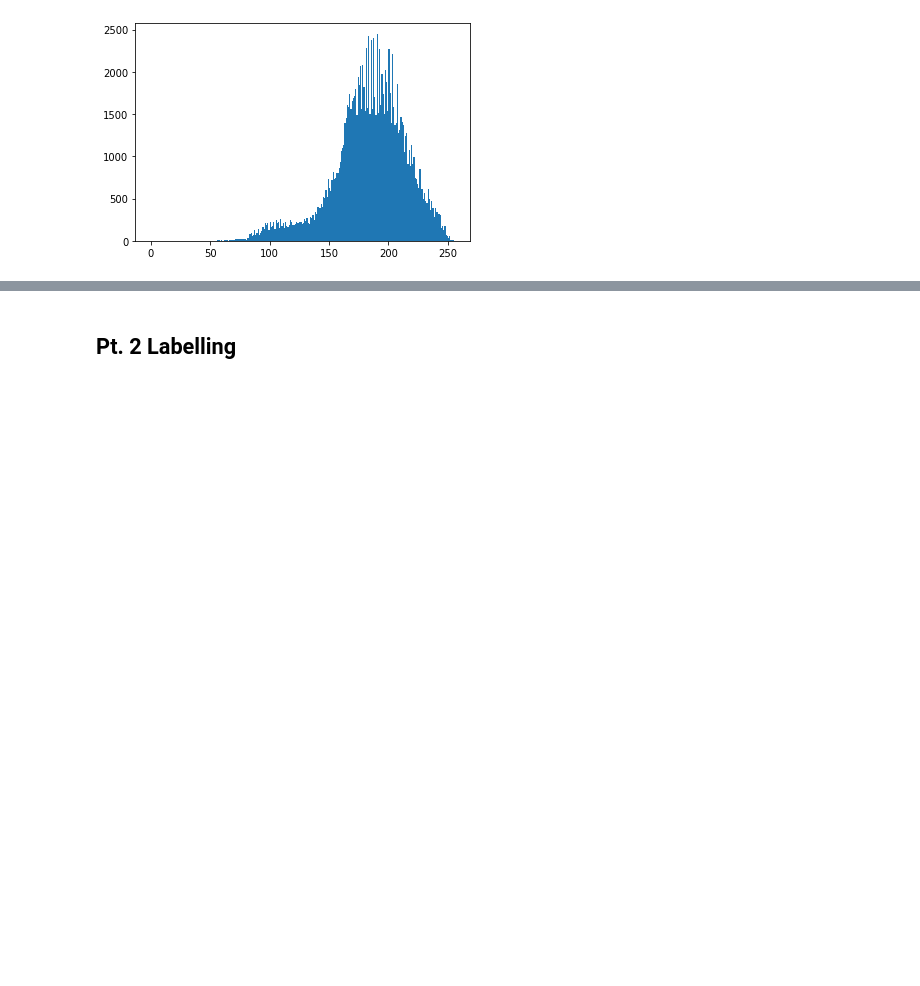
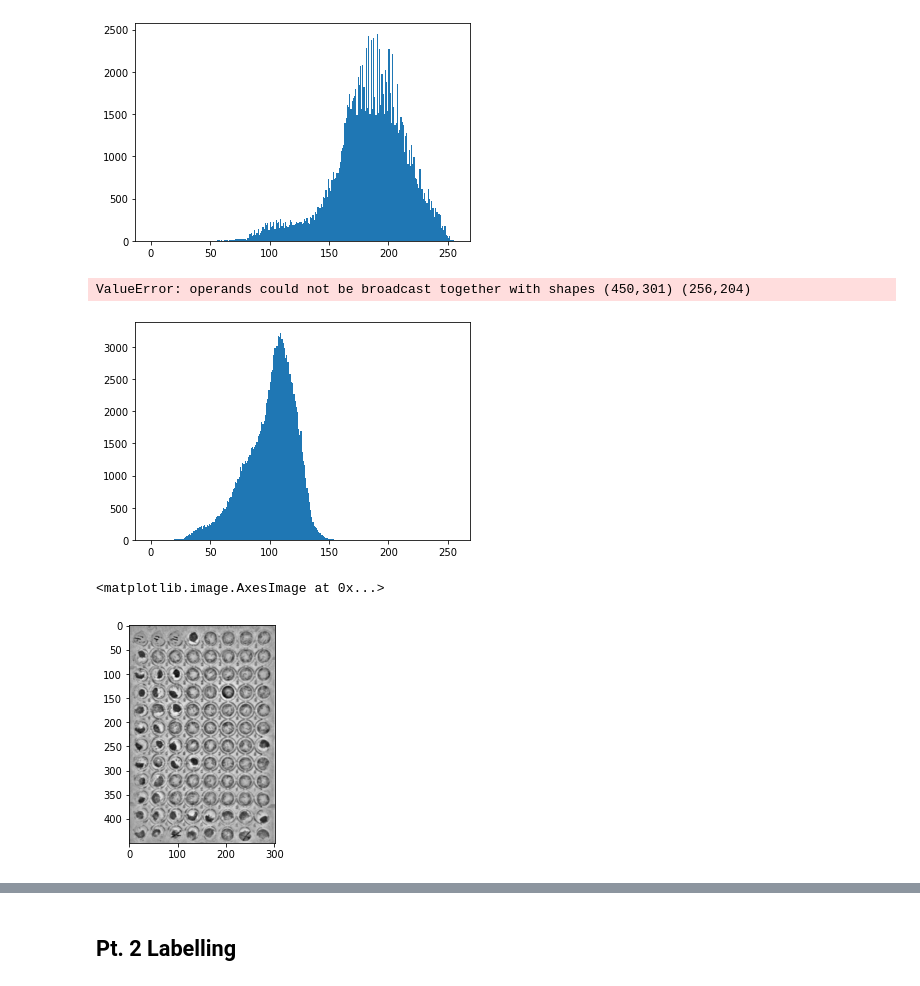
Before and after one commit to wvitzthum/CV_coursework, a Jupyter notebook: Coursework.ipynb, the cells around one changed output, grey strips where cells are left out. Drawn from its saved outputs; the diff is of its cells as text; code cells hidden in the pictures; blank space fills up the shorter version.

```diff
--- a/Coursework.ipynb
+++ b/Coursework.ipynb
@@ -55,6 +58,25 @@ t_max = max(t_hh, t_ww)
 plt.hist(tray.ravel(),256,[0,256]); plt.show()
 # %% [output]
 [figure]
+# %%
+tray_1 = tray-blur
+plt.hist(tray_1.ravel(),256,[0,256]); plt.show()
+
+ret,th1 = cv2.threshold(tray_1,0,55,cv2.THRESH_BINARY)
+plt.imshow(tray_1,'gray')
+# %% [output]
+ValueError: operands could not be broadcast together with shapes (450,301) (256,204)
+# %%
+tray_1 = tray-blur+100
+plt.hist(tray_1.ravel(),256,[0,256]); plt.show()
+
+
+ret,th1 = cv2.threshold(tray_1,0,55,cv2.THRESH_BINARY)
+plt.imshow(tray_1,'gray')
+# %% [output]
+[figure, added]
+<matplotlib.image.AxesImage at 0x...>
+[figure, added]
 # %%
 sigma = int(5 * t_max / 300)
 blur = cv2.GaussianBlur(tray,(0,0),sigma,sigma)
```
Also changed, not shown: parts of 7 cells of this notebook.
